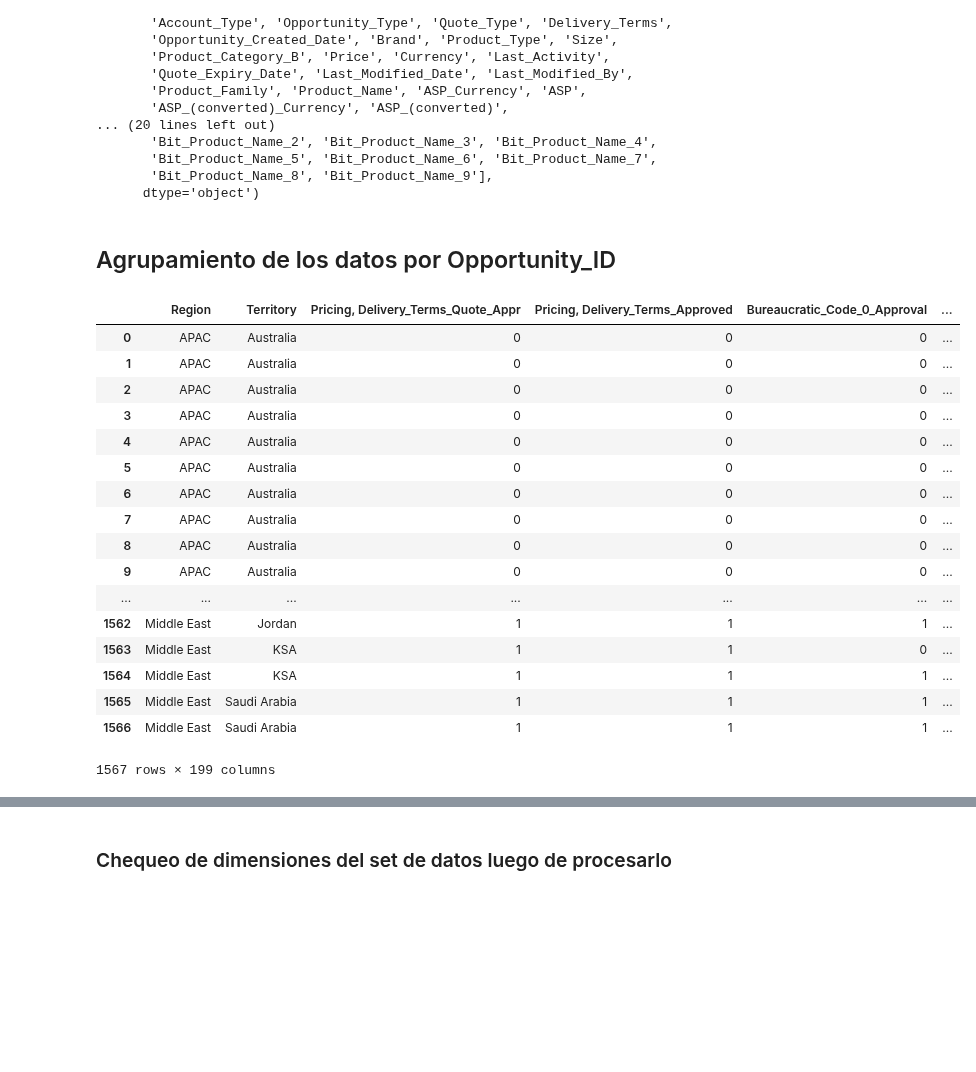
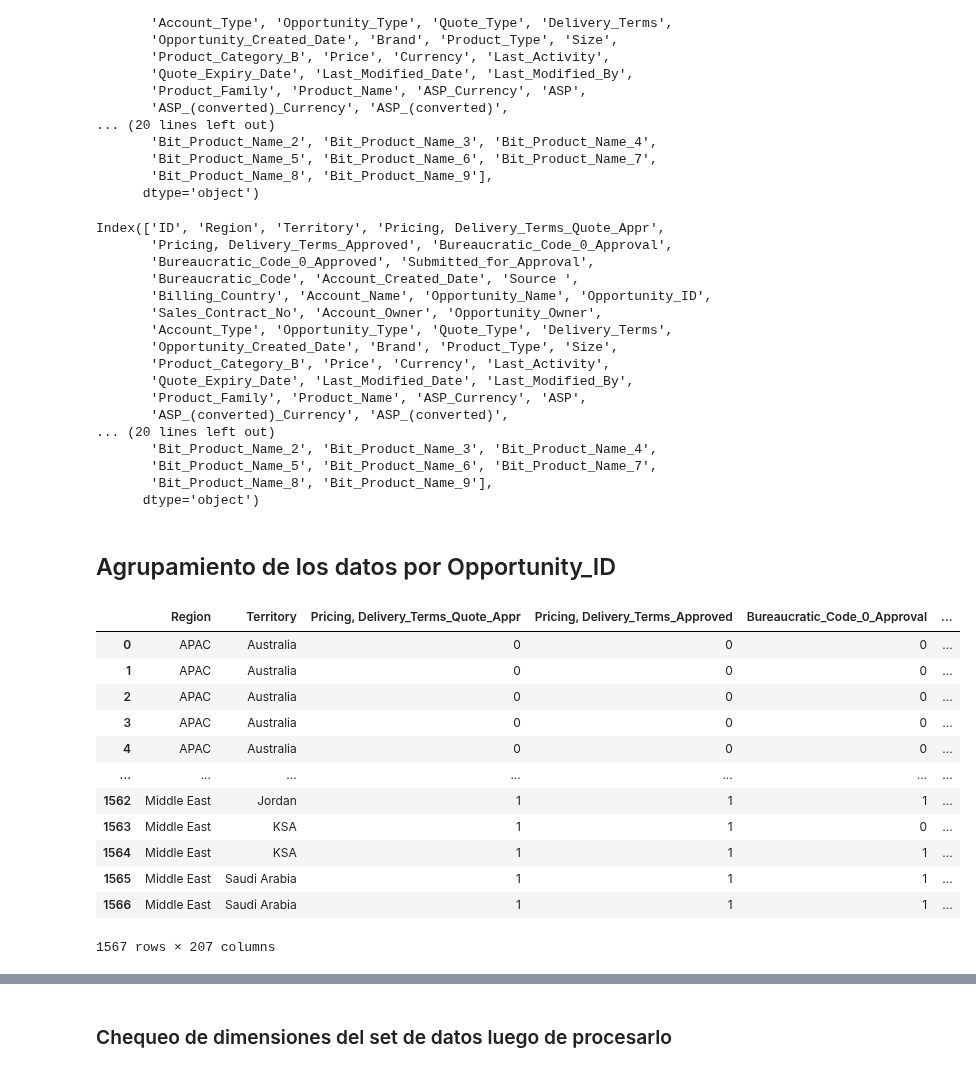
Before and after one commit to joacols/TP_orga_de_datos, a Jupyter notebook: TP2 Generación de set de datos preprocesado.ipynb, the cells around one changed output, grey strips where cells are left out. Drawn from its saved outputs; the diff is of its cells as text; code cells hidden in the pictures; blank space fills up the shorter version.

```diff
--- a/TP2 Generación de set de datos preprocesado.ipynb
+++ b/TP2 Generación de set de datos preprocesado.ipynb
@@ -278,0 +283,3 @@ df_test['Delivery_Quarter']=df_test['Delivery_Quarter'].str.slice(start=-1).asty
+# %%
+vertical_stack = pd.concat([df_train, df_test], axis=0)
+vertical_stack
@@ -278,0 +337,12 @@ df_test['Delivery_Quarter']=df_test['Delivery_Quarter'].str.slice(start=-1).asty
+# %%
+import category_encoders as ce
+encoder_family=ce.BinaryEncoder(cols=['Product_Family'])
+vertical_stack_bin1=encoder_family.fit_transform(vertical_stack['Product_Family'])
+vertical_stack_bin1=vertical_stack_bin1.add_prefix('Bit_')
+
+encoder_name=ce.BinaryEncoder(cols=['Product_Name'])
+vertical_stack_bin2=encoder_name.fit_transform(vertical_stack['Product_Name'])
+vertical_stack_bin2=vertical_stack_bin2.add_prefix('Bit_')
+
+vertical_stack_encodeado=pd.concat([vertical_stack,vertical_stack_bin1,vertical_stack_bin2],axis=1)
+vertical_stack_encodeado.head()
@@ -371,6 +465,29 @@ Index(['ID', 'Region', 'Territory', 'Pricing, Delivery_Terms_Quote_Appr',
 #df_train_encodeado.info()
 # %%
 #df_test_encodeado.info()
+# %%
+vertical_stack_encodeado.columns
+# %% [output]
+Index(['ID', 'Region', 'Territory', 'Pricing, Delivery_Terms_Quote_Appr',
+       'Pricing, Delivery_Terms_Approved', 'Bureaucratic_Code_0_Approval',
+       'Bureaucratic_Code_0_Approved', 'Submitted_for_Approval',
+       'Bureaucratic_Code', 'Account_Created_Date', 'Source ',
+       'Billing_Country', 'Account_Name', 'Opportunity_Name', 'Opportunity_ID',
+       'Sales_Contract_No', 'Account_Owner', 'Opportunity_Owner',
+       'Account_Type', 'Opportunity_Type', 'Quote_Type', 'Delivery_Terms',
+       'Opportunity_Created_Date', 'Brand', 'Product_Type', 'Size',
+       'Product_Category_B', 'Price', 'Currency', 'Last_Activity',
+       'Quote_Expiry_Date', 'Last_Modified_Date', 'Last_Modified_By',
+       'Product_Family', 'Product_Name', 'ASP_Currency', 'ASP',
+       'ASP_(converted)_Currency', 'ASP_(converted)',
+... (20 lines left out)
+       'Bit_Product_Name_2', 'Bit_Product_Name_3', 'Bit_Product_Name_4',
+       'Bit_Product_Name_5', 'Bit_Product_Name_6', 'Bit_Product_Name_7',
+       'Bit_Product_Name_8', 'Bit_Product_Name_9'],
+      dtype='object')
+# %%
+df_train_encodeado = vertical_stack_encodeado.iloc[:16947,:]
+df_test_encodeado = vertical_stack_encodeado.iloc[16947:,:]
 # %% [markdown]
 ## Agrupamiento de los datos por Opportunity_ID
 # %%
@@ -446,6 +563,7 @@ test_agrupado = df_test_encodeado.groupby([
                                    'Bit_Product_Family_5': ['mean','std','min','max'],
                                    'Bit_Product_Family_6': ['mean','std','min','max'],
                                    'Bit_Product_Family_7': ['mean','std','min','max'],
+                                   'Bit_Product_Family_8': ['mean','std','min','max'],
 
                                    'Bit_Product_Name_0': ['mean','std','min','max'],
                                    'Bit_Product_Name_1': ['mean','std','min','max'],
@@ -456,6 +574,7 @@ test_agrupado = df_test_encodeado.groupby([
                                    'Bit_Product_Name_6': ['mean','std','min','max'],
                                    'Bit_Product_Name_7': ['mean','std','min','max'],
                                    'Bit_Product_Name_8': ['mean','std','min','max'],
+                                   'Bit_Product_Name_9': ['mean','std','min','max'],
 
                                    'ASP':['mean','std','min','max'],
                                    'ASP_Currency':'max',
@@ -475,45 +594,40 @@ test_agrupado = df_test_encodeado.groupby([
                                    'Planned_Delivery_Start_Date_Day':['mean','std','min','max'],
                                    'Planned_Delivery_Start_Date_Month':['mean','std','min','max'],
                                    'Planned_Delivery_Start_Date_Year':['mean','std','min','max'],
                                    #'Planned_Delivery_End_Date':['min','max'],
                                    'Planned_Delivery_End_Date_Day':['mean','std','min','max'],
                                    'Planned_Delivery_End_Date_Month':['mean','std','min','max'],
                                    'Planned_Delivery_End_Date_Year':['mean','std','min','max'],
 
                                    'Opportunity_ID':'count' #cantidad de items por oportunidad
                                   })#.reset_index()
 
 #lo que quiero es agrupar por opportunity_ID y categoricos iguales y promediar los numericos
 
 #df_train.dtypes
 #transformo los multiindices en un indice de un solo nivel
 test_level0=test_agrupado.columns.get_level_values(0)
 test_level1=test_agrupado.columns.get_level_values(1)
 test_agrupado.columns=test_level0+'_'+test_level1
 test_agrupado.reset_index(inplace=True)
 test_agrupado.rename(columns={'Opportunity_ID_count':'Items_by_opportunity'},inplace=True)
 test_agrupado.rename(columns={'ASP_Currency_max':'ASP_Currency'},inplace=True)
 test_agrupado.rename(columns={'ASP_(converted)_Currency_max':'ASP_(converted)_Currency'},inplace=True)
 test_agrupado
 # %% [output]
 |  | Region | Territory | Pricing, Delivery_Terms_Quote_Appr | Pricing, Delivery_Terms_Approved | Bureaucratic_Code_0_Approval | ... |
 | 0 | APAC | Australia | 0 | 0 | 0 | ... |
 | 1 | APAC | Australia | 0 | 0 | 0 | ... |
 | 2 | APAC | Australia | 0 | 0 | 0 | ... |
 | 3 | APAC | Australia | 0 | 0 | 0 | ... |
 | 4 | APAC | Australia | 0 | 0 | 0 | ... |
-| 5 | APAC | Australia | 0 | 0 | 0 | ... |
-| 6 | APAC | Australia | 0 | 0 | 0 | ... |
-| 7 | APAC | Australia | 0 | 0 | 0 | ... |
-| 8 | APAC | Australia | 0 | 0 | 0 | ... |
-| 9 | APAC | Australia | 0 | 0 | 0 | ... |
 | ... | ... | ... | ... | ... | ... | ... |
 | 1562 | Middle East | Jordan | 1 | 1 | 1 | ... |
 | 1563 | Middle East | KSA | 1 | 1 | 0 | ... |
 | 1564 | Middle East | KSA | 1 | 1 | 1 | ... |
 | 1565 | Middle East | Saudi Arabia | 1 | 1 | 1 | ... |
 | 1566 | Middle East | Saudi Arabia | 1 | 1 | 1 | ... |
-1567 rows × 199 columns
+1567 rows × 207 columns
 # %%
 train_agrupado = df_train_encodeado.groupby([
 'Region',
```
Also changed, not shown: parts of 17 cells of this notebook, 2 other files.
